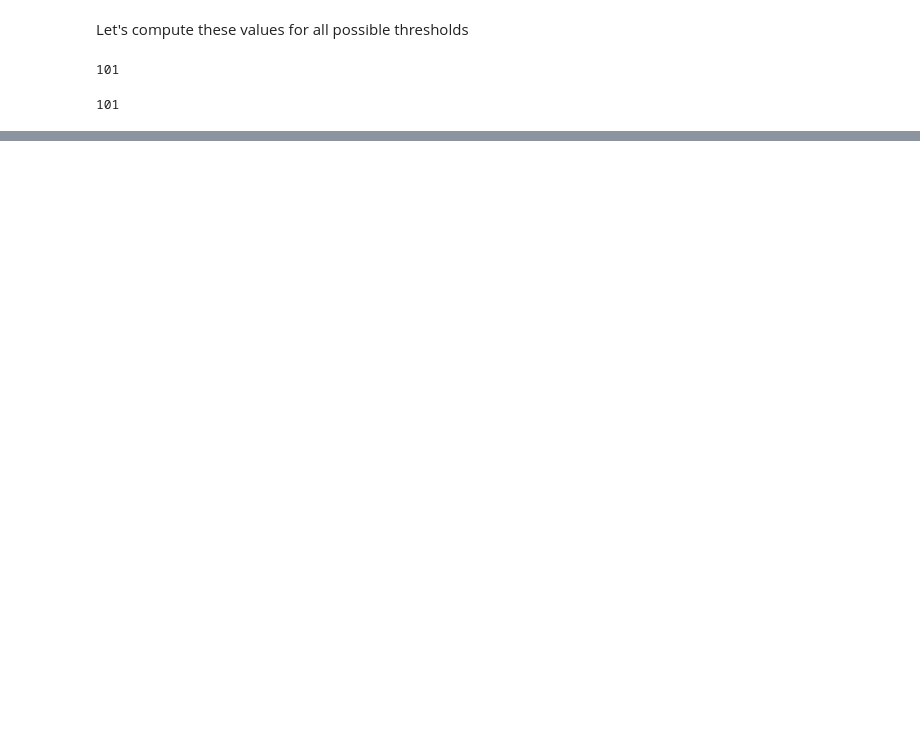
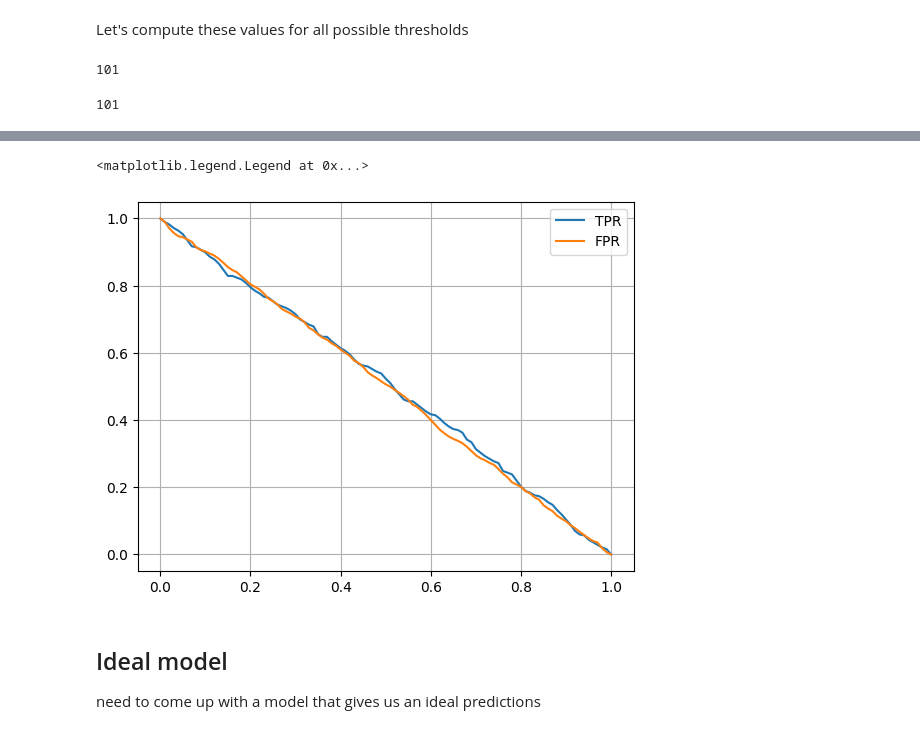
Before and after one commit to khvatov/machine-learning-zoomcamp-homework, a Jupyter notebook: 04-evaluation_metrics/evaluation_practice.ipynb, the cells around one changed output, grey strips where cells are left out. Drawn from its saved outputs; the diff is of its cells as text; code cells hidden in the pictures; blank space fills up the shorter version.

```diff
--- a/04-evaluation_metrics/evaluation_practice.ipynb
+++ b/04-evaluation_metrics/evaluation_practice.ipynb
@@ -341,0 +355,3 @@ dtype: int64
+# %%
+np.random.seed(1)
+y_rand = np.random.uniform(0, 1, size=len(y_val)) #this creates another random prediction of the length same as our validaton array
@@ -341,0 +366,22 @@ dtype: int64
+# %%
+def tpr_fpr_dataframe(y_val, y_pred):
+    scores = []
+    for t in thesholds:
+        actual_positive = (y_val == 1)
+        actual_negative = (y_val == 0)
+        predict_positive = (y_pred >= t)
+        predict_negative = (y_pred < t)
+        tp = (predict_positive & actual_positive).sum() #element-vise logical AND
+        tn = (predict_negative & actual_negative).sum()
+        fp = (predict_positive & actual_negative).sum()
+        fn = (predict_negative & actual_positive).sum()
+        scores.append((t, tp, fp, fn, tn))
+
+    columns = ['threshold', 'tp', 'fp', 'fn', 'tn']
+    df_scores = pd.DataFrame(scores, columns=columns)
+    df_scores[::10] #this will return (display) every 10th record
+    df_scores['tpr'] = df_scores.tp / (df_scores.tp + df_scores.fn)
+    df_scores['fpr'] = df_scores.fp / (df_scores.fp + df_scores.tn)
+    return df_scores
+# %%
+df_rand = tpr_fpr_dataframe(y_val, y_rand)
@@ -341,0 +403,13 @@ dtype: int64
+# %%
+fix, ax = plt.subplots()
+ax.plot(df_rand.threshold, df_rand['tpr'], label='TPR')
+ax.plot(df_rand.threshold, df_rand['fpr'], label='FPR')
+ax.grid()
+ax.legend()
+# %% [output]
+<matplotlib.legend.Legend at 0x...>
+[figure, added]
+# %% [markdown]
+## Ideal model
+
+need to come up with a model that gives us an ideal predictions
```
Also changed, not shown: parts of 48 cells of this notebook, 4 other files.
